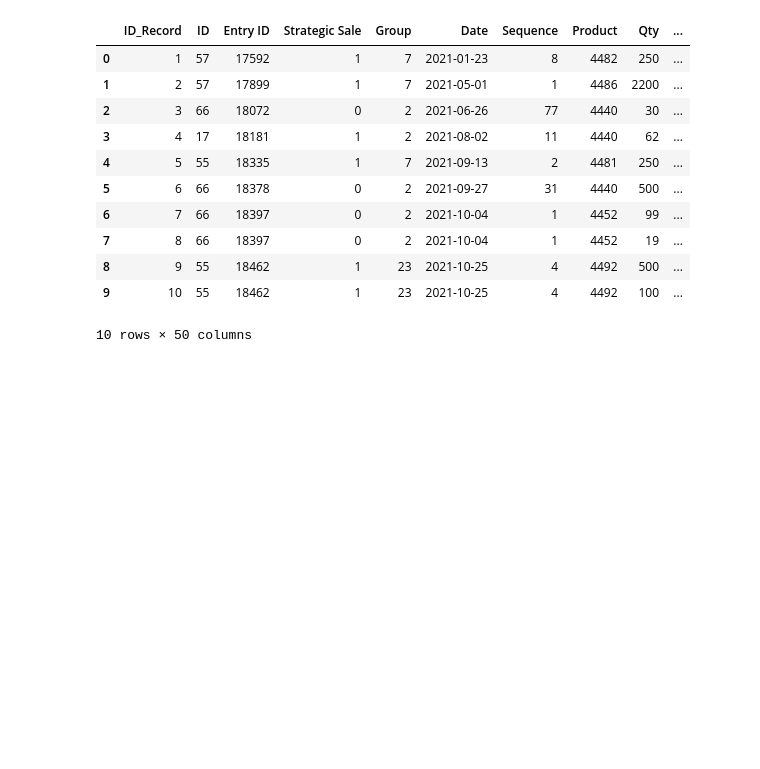
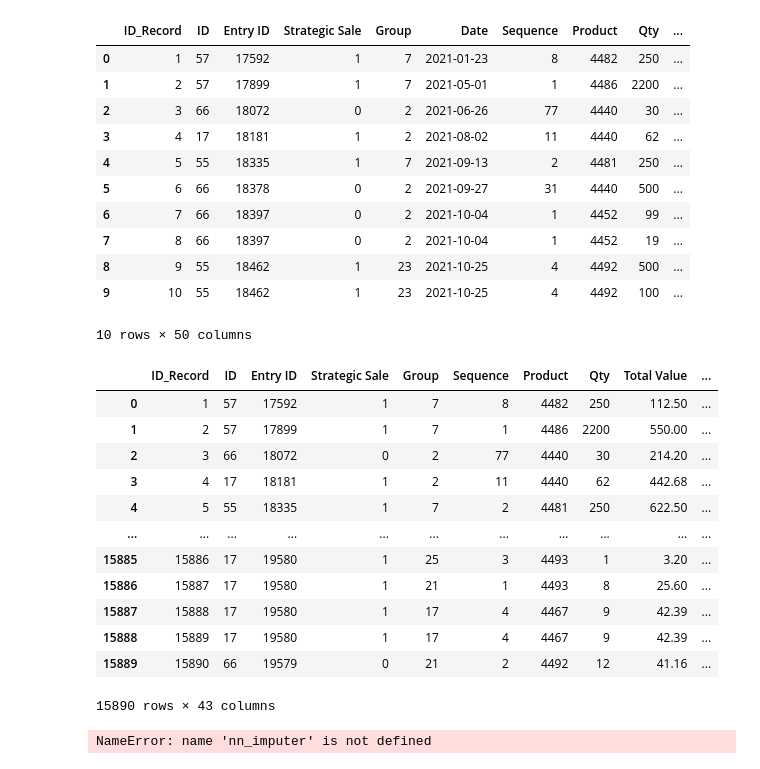
Before and after one commit to xiu-shi/DA_L7, a Jupyter notebook: L7_term2/data_exploration/CA2三月_Data_Explore/v1_Data_Preparation_proposed_Scenario.ipynb, the cells around one changed output. Drawn from its saved outputs; the diff is of its cells as text; code cells hidden in the pictures; blank space fills up the shorter version.

Commit message:
CA2_recommended

```diff
--- a/L7_term2/data_exploration/CA2三月_Data_Explore/v1_Data_Preparation_proposed_Scenario.ipynb
+++ b/L7_term2/data_exploration/CA2三月_Data_Explore/v1_Data_Preparation_proposed_Scenario.ipynb
@@ -321,3 +324,21 @@ df_ml2=df_ml2.drop(columns=["Order Source", "Logistic Partner", "Deposit", "Quar
 ### export 3rd round of data cleanning and binary encoding as
 
 df_ml2.to_csv("/Users/eupirate/Desktop/CCT/CA2三月_Data_Explore/CA2 - Data Exploration amp Preparation - Instructions-20240329/recommended/CA2 - Data Exploration amp Preparation - Instructions-20240402/ML_Data_3ndbinen_tr.csv", index=False)
+# %%
+df_ml3=pd.read_csv("/Users/eupirate/Desktop/CCT/CA2三月_Data_Explore/CA2 - Data Exploration amp Preparation - Instructions-20240329/recommended/CA2 - Data Exploration amp Preparation - Instructions-20240402/ML_Data_3ndbinen_tr.csv")
+
+df_ml3
+# %% [output]
+|  | ID_Record | ID | Entry ID | Strategic Sale | Group | Sequence | Product | Qty | Total Value | ... |
+| 0 | 1 | 57 | 17592 | 1 | 7 | 8 | 4482 | 250 | 112.50 | ... |
+| 1 | 2 | 57 | 17899 | 1 | 7 | 1 | 4486 | 2200 | 550.00 | ... |
+| 2 | 3 | 66 | 18072 | 0 | 2 | 77 | 4440 | 30 | 214.20 | ... |
+| 3 | 4 | 17 | 18181 | 1 | 2 | 11 | 4440 | 62 | 442.68 | ... |
+| 4 | 5 | 55 | 18335 | 1 | 7 | 2 | 4481 | 250 | 622.50 | ... |
+| ... | ... | ... | ... | ... | ... | ... | ... | ... | ... | ... |
+| 15885 | 15886 | 17 | 19580 | 1 | 25 | 3 | 4493 | 1 | 3.20 | ... |
+| 15886 | 15887 | 17 | 19580 | 1 | 21 | 1 | 4493 | 8 | 25.60 | ... |
+| 15887 | 15888 | 17 | 19580 | 1 | 17 | 4 | 4467 | 9 | 42.39 | ... |
+| 15888 | 15889 | 17 | 19580 | 1 | 17 | 4 | 4467 | 9 | 42.39 | ... |
+| 15889 | 15890 | 66 | 19579 | 0 | 21 | 2 | 4492 | 12 | 41.16 | ... |
+15890 rows × 43 columns
@@ -323,0 +352,26 @@ df_ml2.to_csv("/Users/eupirate/Desktop/CCT/CA2三月_Data_Explore/CA2 - Data Exp
+# %%
+### first of all I want to handle the missing data in "Destination_encoded".
+### we will need to add addtional libraries of from sklearn.preprocessing import MinMaxScaler and from sklearn.impute import KNNImputer
+### based on my past expereience. I intuitively identified planned Date, Delivery Dates, Year, Month, Day, DayOfWeek, Days_to_Deliver, Quarter_Year, Quarter_Num
+### columns to apply KNNImputer with n_neighbor=5 to handle missing destinations. The distance can be calculated using the columns mentioned
+
+cols_for_imputation=["Destination_encoded", "Year", "Month", "Day", "DayOfWeek",
+                       "Days_to_Deliver", "Quarter_Year", "Quarter_Num"]
+data_for_imputation=df_ml3[cols_for_imputation].copy()
+
+# Scaling the data to prepare for KNN
+scaler=MinMaxScaler()
+data_scaled=pd.DataFrame(scaler.fit_transform(data_for_imputation.drop(columns=["Destination_encoded"])),
+                           columns=data_for_imputation.columns[1:])
+
+# adding back the 'Destination_encoded' column
+data_scaled["Destination_encoded"]=data_for_imputation["Destination_encoded"]
+
+# imputing missing values using KNN
+knn_imputer=KNNImputer(n_neighbors=5)
+data_knn_imputed= nn_imputer.fit_transform(data_scaled)
+data_knn_imputed=pd.DataFrame(data_knn_imputed, columns=data_scaled.columns)
+
+data_knn_imputed["Destination_encoded"].isnull().sum()
+# %% [output]
+NameError: name 'nn_imputer' is not defined
```
Also changed, not shown: parts of 3 cells of this notebook.
